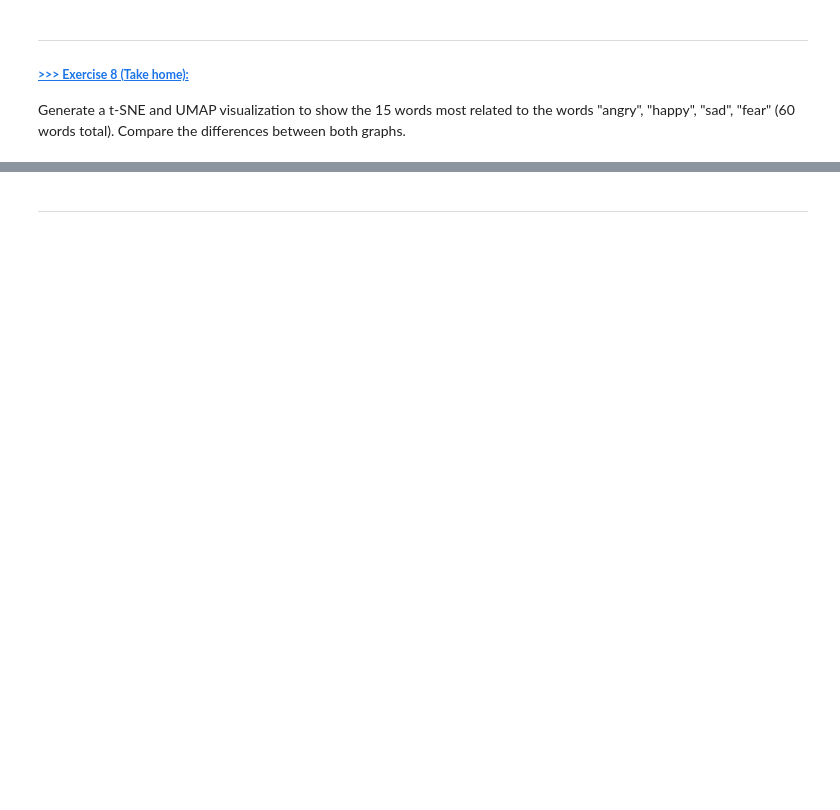
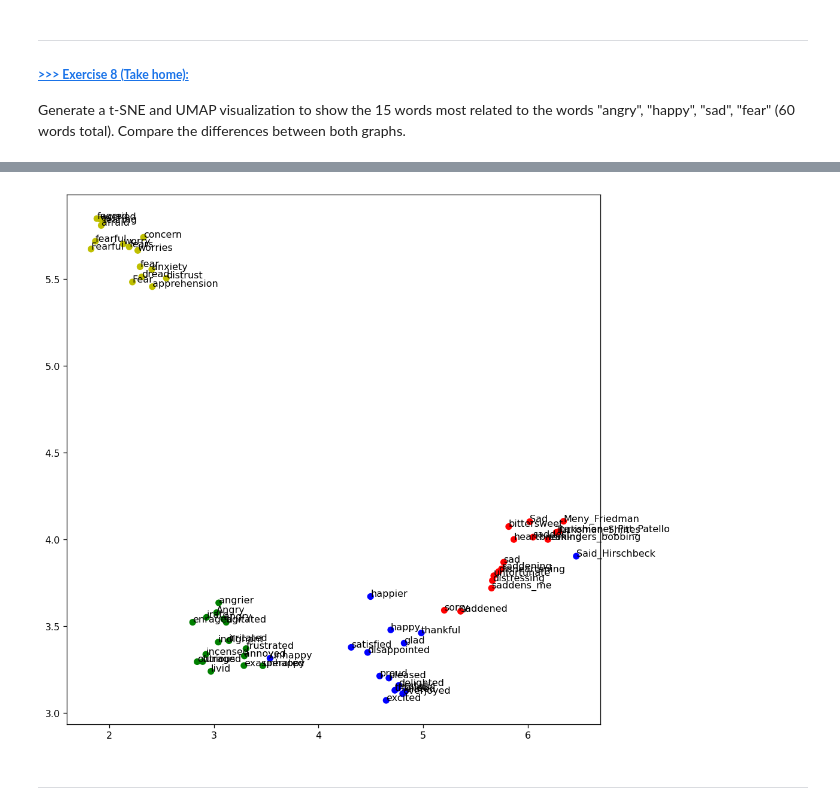
Before and after one commit to Max901028/DM2025-Lab2-Exercise, a Jupyter notebook: DM2025-Lab2-Master-Phase_1.ipynb, the cells around one changed output, grey strips where cells are left out. Drawn from its saved outputs; the diff is of its cells as text; code cells hidden in the pictures; blank space fills up the shorter version.

```diff
--- a/DM2025-Lab2-Master-Phase_1.ipynb
+++ b/DM2025-Lab2-Master-Phase_1.ipynb
@@ -1379,2 +1415,30 @@ Generate a t-SNE and UMAP visualization to show the 15 words most related to the
+# %%
+import matplotlib.pyplot as plt
+import umap.umap_ as umap
+
+## w2v model
+model = w2v_google_model
+
+## prepare training word vectors
+size = 200
+target_size = len(target_words)
+all_word = list(model.index_to_key)
+word_train = target_words + all_word[:size]
+X_train = model[word_train]
+
+## UMAP model
+umap_model = umap.UMAP(n_components=2, metric='cosine', random_state=28)
+
+## training
+X_umap = umap_model.fit_transform(X_train)
+
+## plot the result
+plt.figure(figsize=(10, 10), dpi=115)
+plt.scatter(X_umap[:target_size, 0], X_umap[:target_size, 1], c=color)
+for label, x, y in zip(target_words, X_umap[:target_size, 0], X_umap[:target_size, 1]):
+    plt.annotate(label, xy=(x,y), xytext=(0,0),  textcoords='offset points')
+plt.show()
+# %% [output]
+[figure, added]
 # %% [markdown]
 ---
```
Also changed, not shown: parts of 27 cells of this notebook, 3 other files.
